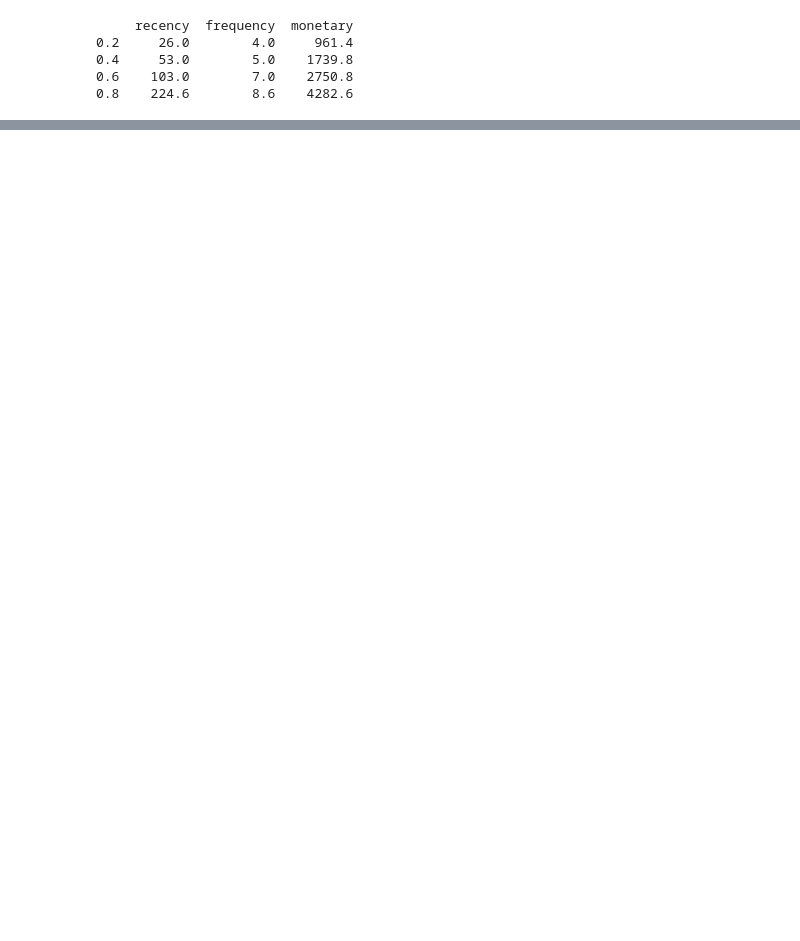
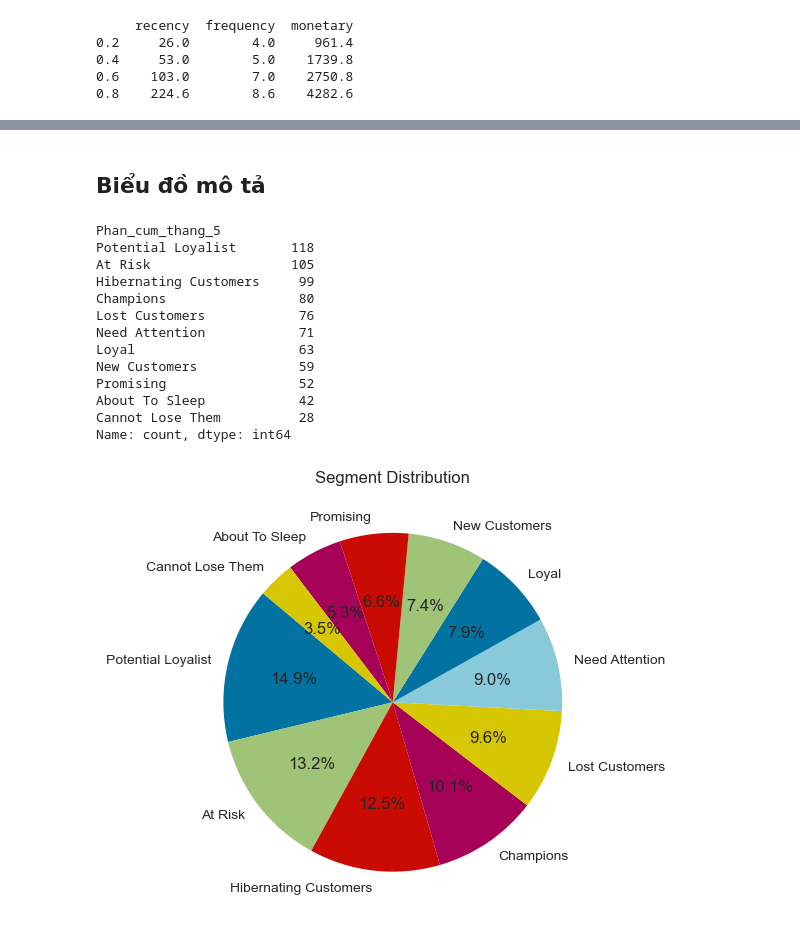
Before and after one commit to TriCao22406/RFM, a Jupyter notebook: RFM.ipynb, the cells around one changed output, grey strips where cells are left out. Drawn from its saved outputs; the diff is of its cells as text; code cells hidden in the pictures; blank space fills up the shorter version.

```diff
--- a/RFM.ipynb
+++ b/RFM.ipynb
@@ -109,6 +200,7 @@ phan_doan_khach_hang['Diem_RFM'] = phan_doan_khach_hang['ngu_phan_vi_R'].map(str
                                    phan_doan_khach_hang['ngu_phan_vi_F'].map(str) + \
                                    phan_doan_khach_hang['ngu_phan_vi_M'].map(str)
 
-phan_doan_khach_hang.to_csv("output.csv")
-print(phan_doan_khach_hang.iloc[:5, -4:])
+df_thang5 = df_rfm
+df_thang5['Diem_RFM'] = phan_doan_khach_hang['Diem_RFM']
+df_thang5.head()
 # %% [output]
@@ -121,0 +216,28 @@ Adam Hart                    4              5              4      454
+# %%
+def segment(x):
+  if x in ['555', '554', '544', '545', '454', '455', '445']:
+      return 'Champions'
+  elif x in ['543', '444', '435', '355', '354', '345', '344', '335']:
+      return 'Loyal'
+  elif x in ['553', '551', '552', '541', '542', '533', '532', '531', '452', '451', '442', '441', '431', '453', '433', '432', '423', '353', '352', '351', '342', '341', '333', '323']:
+      return 'Potential Loyalist'
+  elif x in ['512', '511', '422', '421', '412', '411', '311']:
+      return 'New Customers'
+  elif x in ['525', '524', '523', '522', '521', '515', '514', '513', '425', '424', '413', '414', '415', '315', '314', '313']:
+      return 'Promising'
+  elif x in ['535', '534', '443', '434', '343', '334', '325', '324']:
+      return 'Need Attention'
+  elif x in ['331', '321', '312', '221', '213', '231', '241', '251']:
+      return 'About To Sleep'
+  elif x in ['255', '254', '245', '244', '253', '252', '243', '242', '235', '234', '225', '224', '153', '152', '145', '143', '142', '135', '134', '133', '125', '124']:
+      return "At Risk"
+  elif x in ['155', '154', '144', '214', '215', '115', '114', '113']:
+      return 'Cannot Lose Them'
+  elif x in ['332', '322', '233', '232', '223', '222', '132', '123', '122', '212', '211']:
+      return 'Hibernating Customers'
+  else:
+      return 'Lost Customers'
+
+df_thang5['Phan_cum_thang_5'] = df_rfm['Diem_RFM'].apply(segment)
+df_thang5.to_csv("output.csv")
+df_thang5.head()
@@ -121,0 +252,26 @@ Adam Hart                    4              5              4      454
+# %% [markdown]
+## Biểu đồ mô tả
+# %%
+segment_counts = df_thang5['Phan_cum_thang_5'].value_counts()
+print(segment_counts)
+
+plt.pie(segment_counts, labels=segment_counts.index, autopct='%1.1f%%', startangle=140)
+
+plt.title('Segment Distribution')
+
+plt.show()
+# %% [output]
+Phan_cum_thang_5
+Potential Loyalist       118
+At Risk                  105
+Hibernating Customers     99
+Champions                 80
+Lost Customers            76
+Need Attention            71
+Loyal                     63
+New Customers             59
+Promising                 52
+About To Sleep            42
+Cannot Lose Them          28
+Name: count, dtype: int64
+[figure, added]
```
Also changed, not shown: parts of 24 cells of this notebook, 1 other file.
